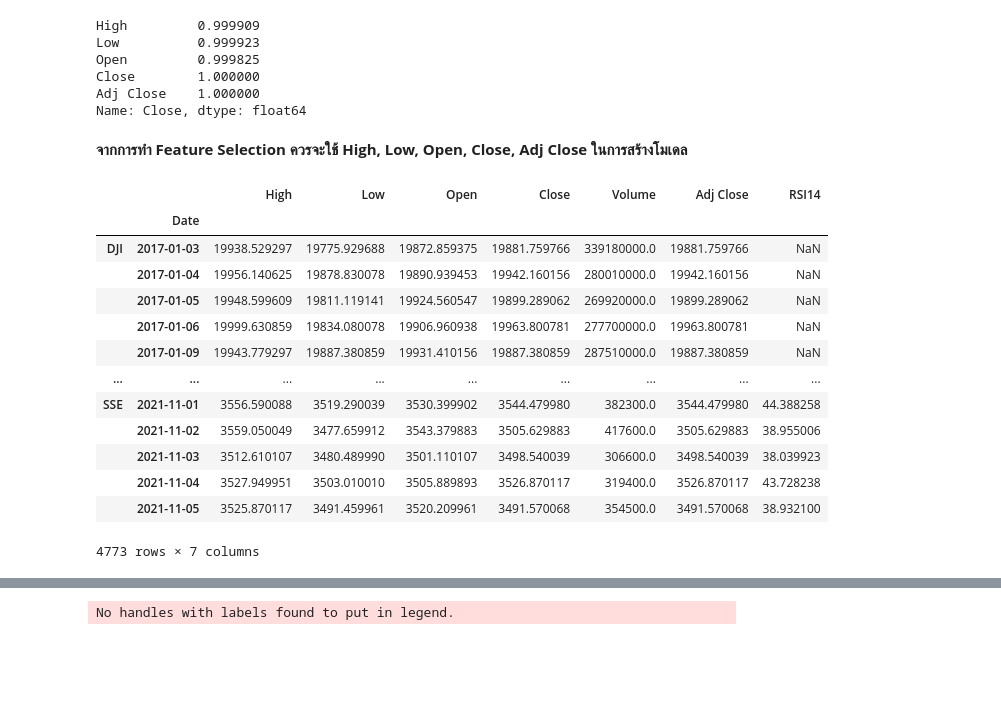
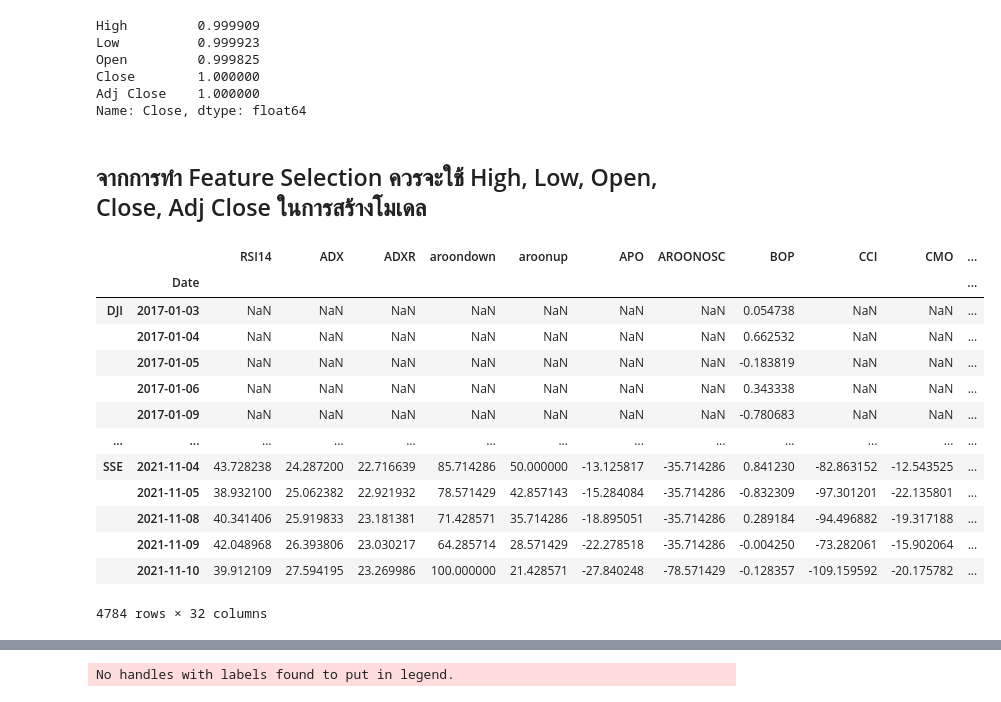
Before and after one commit to pro10150/stock-prediction, a Jupyter notebook: stock-prediction.ipynb, the cells around one changed output, grey strips where cells are left out. Saved outputs shown, nothing was run; the diff lists cells and outputs as text; code cells hidden in the pictures; blank space fills up the shorter version.

Commit message:
add feature selection of Technical indicator

```diff
--- a/stock-prediction.ipynb
+++ b/stock-prediction.ipynb
@@ -28,0 +34,3 @@ dji
+# %%
+dji = pdr.get_data_yahoo('^DJI', start='2017-01-1', end='2021-12-31')
+dji
@@ -155,24 +217,55 @@ Close        1.000000
 Adj Close    1.000000
 Name: Close, dtype: float64
 # %% [markdown]
-**จากการทำ Feature Selection ควรจะใช้ High, Low, Open, Close, Adj Close ในการสร้างโมเดล**
+<h2>จากการทำ Feature Selection ควรจะใช้ High, Low, Open, Close, Adj Close ในการสร้างโมเดล</h2>
 # %%
 close = df['Close']
+high = df['High']
+low = df['Low']
+open = df['Open']
+volume  = df['Volume']
 # %%
-df['RSI14'] = talib.RSI(close, timeperiod=14)
-df
+ti = pd.DataFrame()
+ti['RSI14'] = talib.RSI(close, timeperiod=14)
+ti['ADX'] = talib.ADX(high, low, close, timeperiod=14)
+ti['ADXR'] = talib.ADXR(high, low, close, timeperiod=14)
+ti['aroondown'], ti['aroonup'] = talib.AROON(high, low, timeperiod=14)
+ti['APO'] = talib.APO(close, fastperiod=12, slowperiod=26, matype=0)
+ti['AROONOSC'] = talib.AROONOSC(high, low, timeperiod=14)
+ti['BOP'] = talib.BOP(open, high, low, close)
+ti['CCI'] = talib.CCI(high, low, close, timeperiod=14)
+ti['CMO'] = talib.CMO(close, timeperiod=14)
+ti['DX'] = talib.DX(high, low, close, timeperiod=14)
+ti['macd'],ti['macdsignal'],ti['macdhist'] = talib.MACD(close, fastperiod = 12, slowperiod=26, signalperiod=9)
+ti['MFI'] = talib.MFI(high, low, close, volume, timeperiod=14)
+ti['MINUS_DI'] = talib.MINUS_DI(high, low, close, timeperiod=14)
+ti['MINUS_DM'] = talib.MINUS_DM(high, low, timeperiod=14)
+ti['MOM'] = talib.MOM(close, timeperiod=14)
+ti['PLUS_DI'] = talib.PLUS_DI(high, low, close, timeperiod=14)
+ti['PLUS_DM'] = talib.PLUS_DM(high, low, timeperiod=14)
+ti['PPO'] = talib.PPO(close, fastperiod=12, slowperiod=26, matype=0)
+ti['ROC'] = talib.ROC(close, timeperiod=10)
+ti['ROCP'] = talib.ROCP(close, timeperiod=10)
+ti['ROCR'] = talib.ROCR(close, timeperiod=10)
+ti['ROCR100'] = talib.ROCR100(close, timeperiod=10)
+ti['slowk'], ti['slowd'] = talib.STOCH(high, low, close, fastk_period=5, slowk_period=3, slowd_period=3, slowd_matype=0)
+ti['fastk'], ti['fastd'] = talib.STOCHF(high, low, close, fastk_period=5, fastd_period=3, fastd_matype=0)
+ti['TRIX'] = talib.TRIX(close, timeperiod=30)
+ti['ULTOSC'] = talib.ULTOSC(high, low, close, timeperiod1=7, timeperiod2=14, timeperiod3=28)
+ti['WILLR'] = talib.WILLR(high, low, close, timeperiod=14)
+ti
 # %% [output]
-|  |  | High | Low | Open | Close | Volume | Adj Close | RSI14 |
-|  | Date |  |  |  |  |  |  |  |
-| DJI | 2017-01-03 | 19938.529297 | 19775.929688 | 19872.859375 | 19881.759766 | 339180000.0 | 19881.759766 | NaN |
-|  | 2017-01-04 | 19956.140625 | 19878.830078 | 19890.939453 | 19942.160156 | 280010000.0 | 19942.160156 | NaN |
-|  | 2017-01-05 | 19948.599609 | 19811.119141 | 19924.560547 | 19899.289062 | 269920000.0 | 19899.289062 | NaN |
-|  | 2017-01-06 | 19999.630859 | 19834.080078 | 19906.960938 | 19963.800781 | 277700000.0 | 19963.800781 | NaN |
-|  | 2017-01-09 | 19943.779297 | 19887.380859 | 19931.410156 | 19887.380859 | 287510000.0 | 19887.380859 | NaN |
-| ... | ... | ... | ... | ... | ... | ... | ... | ... |
-| SSE | 2021-11-01 | 3556.590088 | 3519.290039 | 3530.399902 | 3544.479980 | 382300.0 | 3544.479980 | 44.388258 |
-|  | 2021-11-02 | 3559.050049 | 3477.659912 | 3543.379883 | 3505.629883 | 417600.0 | 3505.629883 | 38.955006 |
-|  | 2021-11-03 | 3512.610107 | 3480.489990 | 3501.110107 | 3498.540039 | 306600.0 | 3498.540039 | 38.039923 |
-|  | 2021-11-04 | 3527.949951 | 3503.010010 | 3505.889893 | 3526.870117 | 319400.0 | 3526.870117 | 43.728238 |
-|  | 2021-11-05 | 3525.870117 | 3491.459961 | 3520.209961 | 3491.570068 | 354500.0 | 3491.570068 | 38.932100 |
+|  |  | RSI14 | ADX | ADXR | aroondown | aroonup | APO | AROONOSC | BOP | CCI | CMO | ... |
+|  | Date |  |  |  |  |  |  |  |  |  |  | ... |
+| DJI | 2017-01-03 | NaN | NaN | NaN | NaN | NaN | NaN | NaN | 0.054738 | NaN | NaN | ... |
+|  | 2017-01-04 | NaN | NaN | NaN | NaN | NaN | NaN | NaN | 0.662532 | NaN | NaN | ... |
+|  | 2017-01-05 | NaN | NaN | NaN | NaN | NaN | NaN | NaN | -0.183819 | NaN | NaN | ... |
+|  | 2017-01-06 | NaN | NaN | NaN | NaN | NaN | NaN | NaN | 0.343338 | NaN | NaN | ... |
+|  | 2017-01-09 | NaN | NaN | NaN | NaN | NaN | NaN | NaN | -0.780683 | NaN | NaN | ... |
+| ... | ... | ... | ... | ... | ... | ... | ... | ... | ... | ... | ... | ... |
+| SSE | 2021-11-04 | 43.728238 | 24.287200 | 22.716639 | 85.714286 | 50.000000 | -13.125817 | -35.714286 | 0.841230 | -82.863152 | -12.543525 | ... |
+|  | 2021-11-05 | 38.932100 | 25.062382 | 22.921932 | 78.571429 | 42.857143 | -15.284084 | -35.714286 | -0.832309 | -97.301201 | -22.135801 | ... |
+|  | 2021-11-08 | 40.341406 | 25.919833 | 23.181381 | 71.428571 | 35.714286 | -18.895051 | -35.714286 | 0.289184 | -94.496882 | -19.317188 | ... |
+|  | 2021-11-09 | 42.048968 | 26.393806 | 23.030217 | 64.285714 | 28.571429 | -22.278518 | -35.714286 | -0.004250 | -73.282061 | -15.902064 | ... |
+|  | 2021-11-10 | 39.912109 | 27.594195 | 23.269986 | 100.000000 | 21.428571 | -27.840248 | -78.571429 | -0.128357 | -109.159592 | -20.175782 | ... |
-4773 rows × 7 columns
+4784 rows × 32 columns
```
Also changed, not shown: parts of 18 cells of this notebook.
